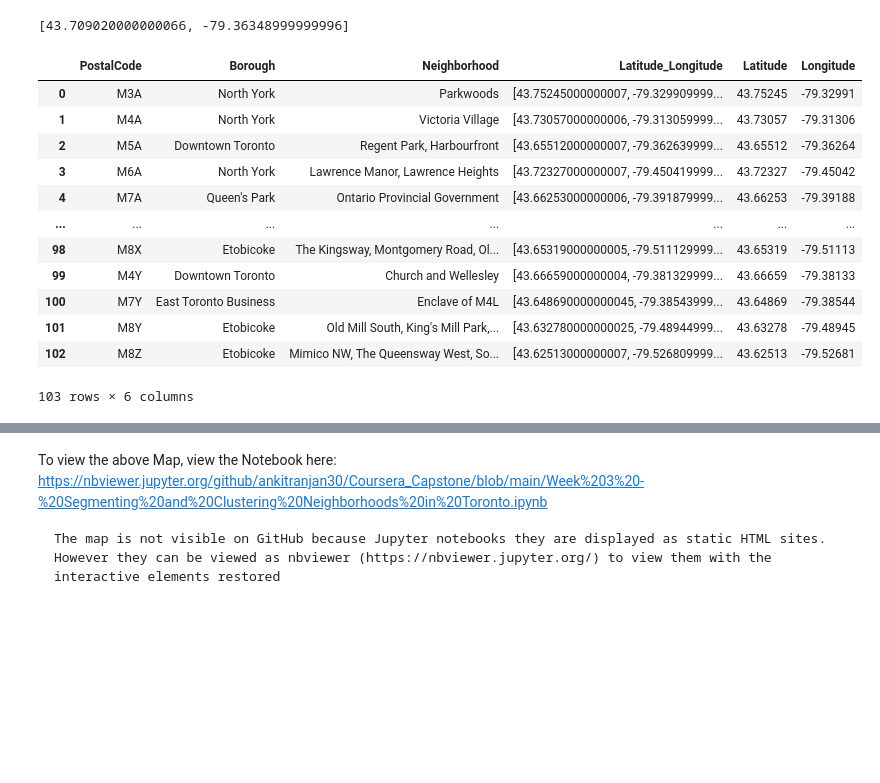
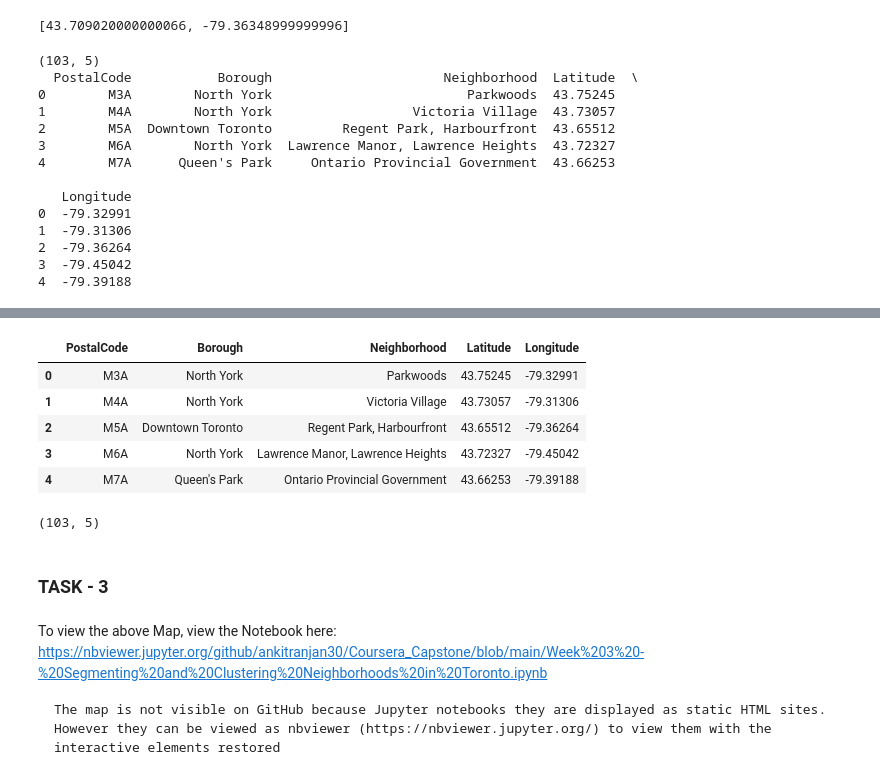
Before and after one commit to ankitranjan30/Coursera_Capstone, a Jupyter notebook: Week 3 - Segmenting and Clustering Neighborhoods in Toronto.ipynb, the cells around one changed output, grey strips where cells are left out. Drawn from its saved outputs; the diff is of its cells as text; code cells hidden in the pictures; blank space fills up the shorter version.

```diff
--- a/Week 3 - Segmenting and Clustering Neighborhoods in Toronto.ipynb
+++ b/Week 3 - Segmenting and Clustering Neighborhoods in Toronto.ipynb
@@ -156,21 +156,25 @@ def get_lng(latlng):
 
 df["Latitude"] = df['Latitude_Longitude'].apply(get_lat)
 df['Longitude'] = df['Latitude_Longitude'].apply(get_lng)
-df
+df = df.drop(['Latitude_Longitude'], axis = 1)
+
+print(df.shape)
+print(df.head())
 # %% [output]
-|  | PostalCode | Borough | Neighborhood | Latitude_Longitude | Latitude | Longitude |
-| 0 | M3A | North York | Parkwoods | [43.75245000000007, -79.329909999... | 43.75245 | -79.32991 |
-| 1 | M4A | North York | Victoria Village | [43.73057000000006, -79.313059999... | 43.73057 | -79.31306 |
-| 2 | M5A | Downtown Toronto | Regent Park, Harbourfront | [43.65512000000007, -79.362639999... | 43.65512 | -79.36264 |
-| 3 | M6A | North York | Lawrence Manor, Lawrence Heights | [43.72327000000007, -79.450419999... | 43.72327 | -79.45042 |
-| 4 | M7A | Queen's Park | Ontario Provincial Government | [43.66253000000006, -79.391879999... | 43.66253 | -79.39188 |
-| ... | ... | ... | ... | ... | ... | ... |
-| 98 | M8X | Etobicoke | The Kingsway, Montgomery Road, Ol... | [43.65319000000005, -79.511129999... | 43.65319 | -79.51113 |
-| 99 | M4Y | Downtown Toronto | Church and Wellesley | [43.66659000000004, -79.381329999... | 43.66659 | -79.38133 |
-| 100 | M7Y | East Toronto Business | Enclave of M4L | [43.648690000000045, -79.38543999... | 43.64869 | -79.38544 |
-| 101 | M8Y | Etobicoke | Old Mill South, King's Mill Park,... | [43.632780000000025, -79.48944999... | 43.63278 | -79.48945 |
-| 102 | M8Z | Etobicoke | Mimico NW, The Queensway West, So... | [43.62513000000007, -79.526809999... | 43.62513 | -79.52681 |
-103 rows × 6 columns
+(103, 5)
+  PostalCode           Borough                      Neighborhood  Latitude  \
+0        M3A        North York                         Parkwoods  43.75245
+1        M4A        North York                  Victoria Village  43.73057
+2        M5A  Downtown Toronto         Regent Park, Harbourfront  43.65512
+3        M6A        North York  Lawrence Manor, Lawrence Heights  43.72327
+4        M7A      Queen's Park     Ontario Provincial Government  43.66253
+
+   Longitude
+0  -79.32991
+1  -79.31306
+2  -79.36264
+3  -79.45042
+4  -79.39188
 # %%
 toronto_map = folium.Map(location=[43.65, -79.4], zoom_start=12) #Toronto latitude, longitude is [43.65, -79.4]
 
@@ -199,6 +203,22 @@ for latitude, longitude, borough, neighborhood, cluster in zip(df['Latitude'], d
 toronto_map
 # %% [output]
 [interactive output not drawn]
+# %%
+df_1 = df.drop(['Cluster'], axis = 1)
+df_1.head()
+# %% [output]
+|  | PostalCode | Borough | Neighborhood | Latitude | Longitude |
+| 0 | M3A | North York | Parkwoods | 43.75245 | -79.32991 |
+| 1 | M4A | North York | Victoria Village | 43.73057 | -79.31306 |
+| 2 | M5A | Downtown Toronto | Regent Park, Harbourfront | 43.65512 | -79.36264 |
+| 3 | M6A | North York | Lawrence Manor, Lawrence Heights | 43.72327 | -79.45042 |
+| 4 | M7A | Queen's Park | Ontario Provincial Government | 43.66253 | -79.39188 |
+# %%
+df_1.shape
+# %% [output]
+(103, 5)
+# %% [markdown]
+### TASK - 3
 # %% [markdown]
 To view the above Map, view the Notebook here: https://nbviewer.jupyter.org/github/ankitranjan30/Coursera_Capstone/blob/main/Week%203%20-%20Segmenting%20and%20Clustering%20Neighborhoods%20in%20Toronto.ipynb
 
```
Also changed, not shown: parts of 2 cells of this notebook.
